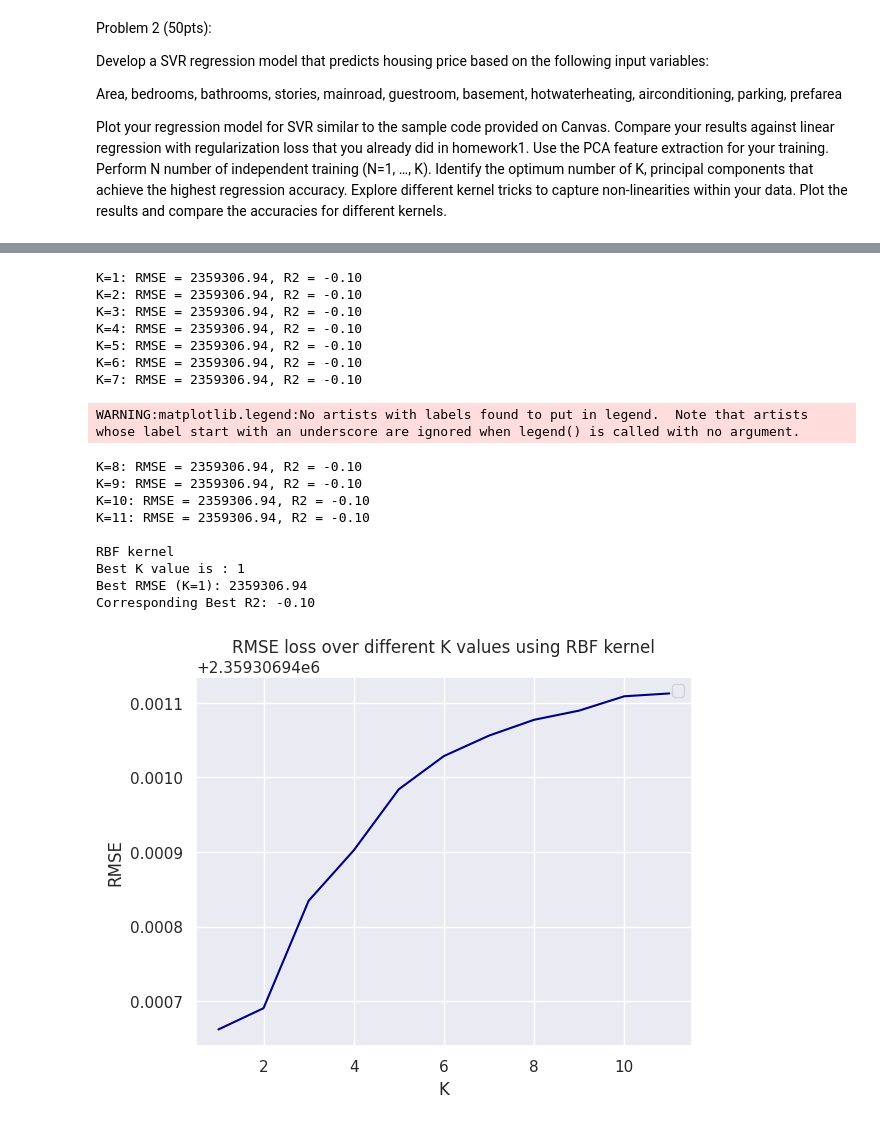
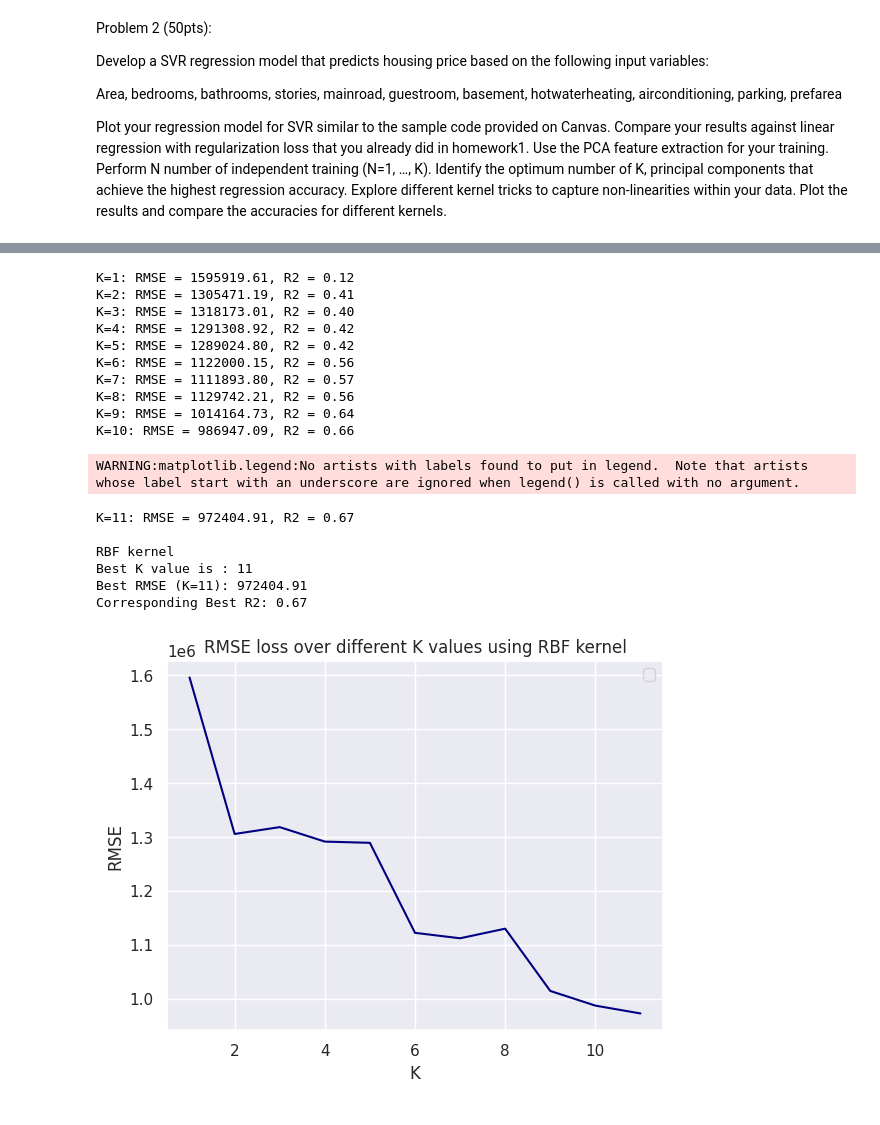
Before and after one commit to saikrishna1108/Introduction-to-Machine-Learning, a Jupyter notebook: Homework4.ipynb, the cells around one changed output, grey strips where cells are left out. Saved outputs shown, nothing was run; the diff lists cells and outputs as text; code cells hidden in the pictures.

```diff
--- a/Homework4.ipynb
+++ b/Homework4.ipynb
@@ -286,7 +286,6 @@ def preprocess(data,variables):
 # %%
 from sklearn.preprocessing import MinMaxScaler
 variable = ['price','area', 'bedrooms', 'bathrooms', 'stories', 'mainroad', 'guestroom', 'basement', 'hotwaterheating', 'airconditioning', 'parking', 'prefarea']
-X,Y = preprocess(H_data,variable)
+X,y = preprocess(H_data,variable)
 sc = MinMaxScaler()
 X_std = sc.fit_transform(X)
-X_train, X_test, y_train, y_test = train_test_split(X, Y, test_size=0.2, random_state=42)
@@ -300,11 +324,11 @@ best_r2 = -float('inf')
 best_k = None
 for k in range(1,n):
     pca = PCA(n_components=k)
-    com = pca.fit_transform(X_train)
-    com_test = pca.fit_transform(X_test)
-    svr_lin = SVR(kernel='linear', C=10,cache_size=10000)
-    y_fit = svr_lin.fit(com, y_train.ravel())
-    y_pred = y_fit.predict(com_test)
+    principal_components = pca.fit_transform(X_std)
+    X_train, X_test, y_train, y_test = train_test_split(principal_components, y, test_size = 0.20, random_state = 0)
+    svr_lin = SVR(kernel='linear',  C=2e5)
+    y_fit = svr_lin.fit(X_train, y_train.ravel())
+    y_pred = y_fit.predict(X_test)
     rmse = sqrt(mean_squared_error(y_test, y_pred.ravel()))
     rmse_list.append(rmse)
     r2 = r2_score(y_test, y_pred.ravel())
@@ -354,11 +378,11 @@ best_r2 = -float('inf')
 best_k = None
 for k in range(1,n):
     pca = PCA(n_components=k)
-    com = pca.fit_transform(X_train)
-    com_test = pca.fit_transform(X_test)
-    svr_lin = SVR(kernel='poly', C=10,cache_size=10000)
-    y_fit = svr_lin.fit(com, y_train.ravel())
-    y_pred = y_fit.predict(com_test)
+    principal_components = pca.fit_transform(X_std)
+    X_train, X_test, y_train, y_test = train_test_split(principal_components, y, test_size = 0.20, random_state = 0)
+    svr_lin = SVR(kernel='poly', C=5e6, degree=2)
+    y_fit = svr_lin.fit(X_train, y_train.ravel())
+    y_pred = y_fit.predict(X_test)
     rmse = sqrt(mean_squared_error(y_test, y_pred.ravel()))
     rmse_list.append(rmse)
     r2 = r2_score(y_test, y_pred.ravel())
@@ -403,51 +427,50 @@ Corresponding Best R2: -0.09
 rmse_list = []
 best_rmse = float('inf')
 best_r2 = -float('inf')
 best_k = None
 for k in range(1,n):
     pca = PCA(n_components=k)
-    com = pca.fit_transform(X_train)
-    com_test = pca.fit_transform(X_test)
-    svr_lin = SVR(kernel='rbf', C=10,cache_size=10000)
-    y_fit = svr_lin.fit(com, y_train.ravel())
-    y_pred = y_fit.predict(com_test)
+    principal_components = pca.fit_transform(X_std)
+    X_train, X_test, y_train, y_test = train_test_split(principal_components, y, test_size = 0.20, random_state = 0)
+    svr_lin = SVR(kernel='rbf', C=3e6, gamma=0.1)
+    y_fit = svr_lin.fit(X_train, y_train.ravel())
+    y_pred = y_fit.predict(X_test)
     rmse = sqrt(mean_squared_error(y_test, y_pred.ravel()))
     rmse_list.append(rmse)
     r2 = r2_score(y_test, y_pred.ravel())
     if rmse < best_rmse:
         best_rmse = rmse
         best_r2 = r2
         best_k = k
 
     print(f'K={k}: RMSE = {rmse:.2f}, R2 = {r2:.2f}')
-
 print("")
 print("RBF kernel")
 print("Best K value is :",best_k)
 print(f'Best RMSE (K={best_k}): {best_rmse:.2f}')
 print(f'Corresponding Best R2: {best_r2:.2f}')
 plt.plot(range(1,n), rmse_list, color='navy')
 plt.xlabel('K')
 plt.ylabel('RMSE')
 plt.title('RMSE loss over different K values using RBF kernel')
 plt.legend()
 plt.show()
 # %% [output]
-K=1: RMSE = 2359306.94, R2 = -0.10
-K=2: RMSE = 2359306.94, R2 = -0.10
-K=3: RMSE = 2359306.94, R2 = -0.10
-K=4: RMSE = 2359306.94, R2 = -0.10
-K=5: RMSE = 2359306.94, R2 = -0.10
-K=6: RMSE = 2359306.94, R2 = -0.10
-K=7: RMSE = 2359306.94, R2 = -0.10
+K=1: RMSE = 1595919.61, R2 = 0.12
+K=2: RMSE = 1305471.19, R2 = 0.41
+K=3: RMSE = 1318173.01, R2 = 0.40
+K=4: RMSE = 1291308.92, R2 = 0.42
+K=5: RMSE = 1289024.80, R2 = 0.42
+K=6: RMSE = 1122000.15, R2 = 0.56
+K=7: RMSE = 1111893.80, R2 = 0.57
+K=8: RMSE = 1129742.21, R2 = 0.56
+K=9: RMSE = 1014164.73, R2 = 0.64
+K=10: RMSE = 986947.09, R2 = 0.66
 WARNING:matplotlib.legend:No artists with labels found to put in legend.  Note that artists whose label start with an underscore are ignored when legend() is called with no argument.
-K=8: RMSE = 2359306.94, R2 = -0.10
-K=9: RMSE = 2359306.94, R2 = -0.10
-K=10: RMSE = 2359306.94, R2 = -0.10
-K=11: RMSE = 2359306.94, R2 = -0.10
+K=11: RMSE = 972404.91, R2 = 0.67
 
 RBF kernel
-Best K value is : 1
-Best RMSE (K=1): 2359306.94
-Corresponding Best R2: -0.10
+Best K value is : 11
+Best RMSE (K=11): 972404.91
+Corresponding Best R2: 0.67
-[figure, old version]
+[figure, new version]
```
Also changed, not shown: parts of 4 cells of this notebook.
